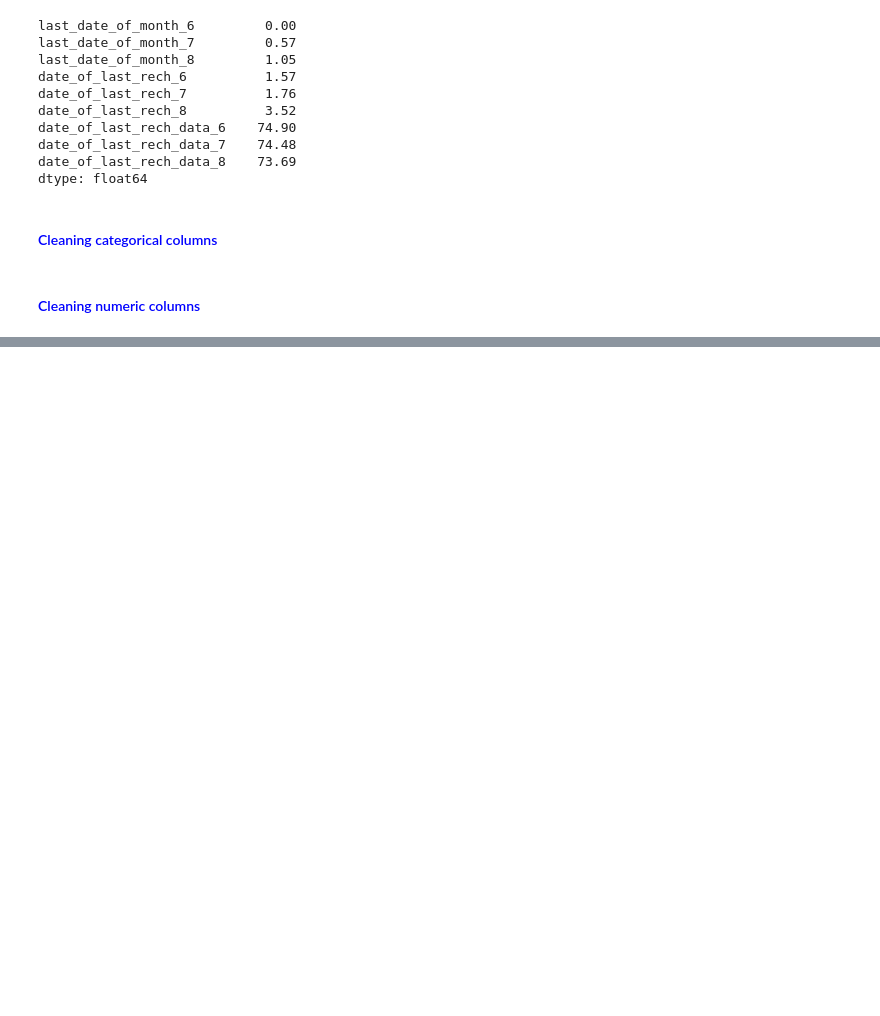
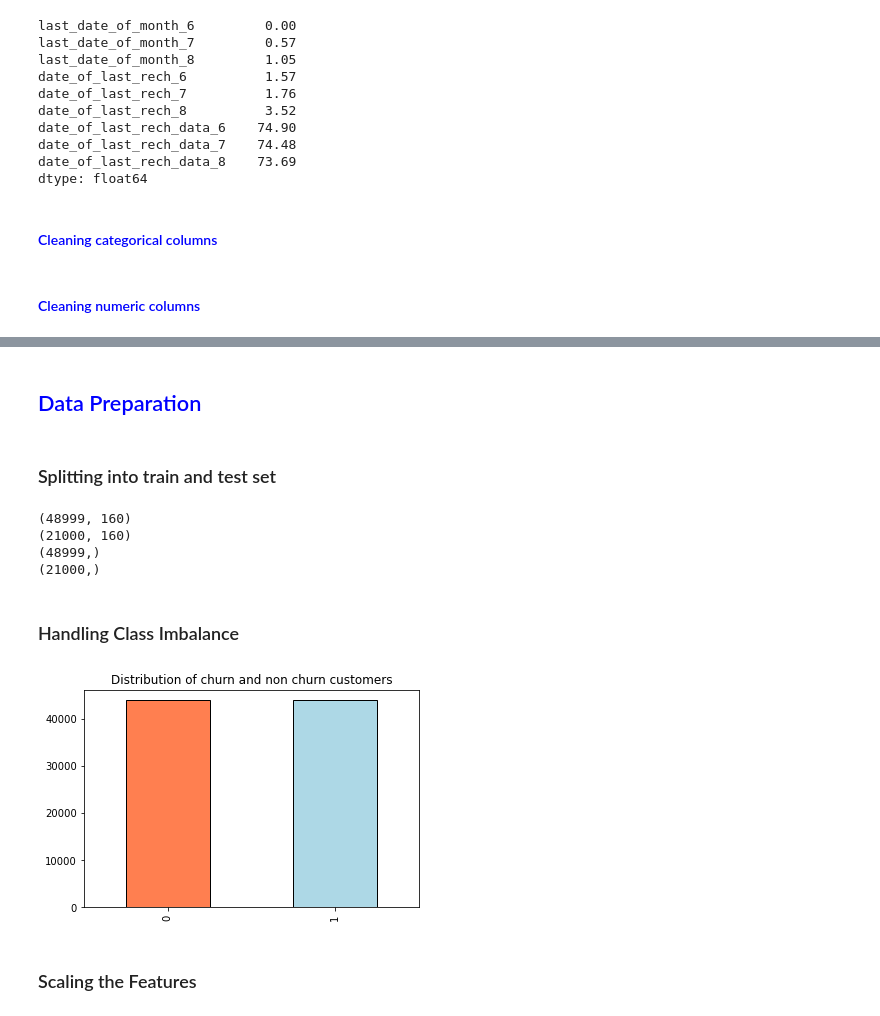
Before and after one commit to Veneeshkrishnan/Telecom_churn_case_study, a Jupyter notebook: Telecom_churn_case_study.ipynb, the cells around one changed output, grey strips where cells are left out. Cells and saved outputs as stored; diff of their text form; code cells hidden in the pictures; blank space fills up the shorter version.

```diff
--- a/Telecom_churn_case_study.ipynb
+++ b/Telecom_churn_case_study.ipynb
@@ -217,0 +331,37 @@ print("Number of duplicate columns :",duplicate_cols(telecom))
+# %% [markdown]
+## <font color="blue">Data Preparation
+# %% [markdown]
+### Splitting into train and test set
+# %%
+# Splitting the dataset into dependent and independent variables
+y = telecom.pop("churn_probability")
+X = telecom.copy()
+# %%
+# Splitting into train and test split
+X_train, X_test, y_train, y_test = train_test_split(X, y, train_size=0.7, test_size=0.3, random_state=100)
+print(X_train.shape)
+print(X_test.shape)
+print(y_train.shape)
+print(y_test.shape)
+# %% [output]
+(48999, 160)
+(21000, 160)
+(48999,)
+(21000,)
+# %% [markdown]
+### Handling Class Imbalance
+# %%
+# As we have only 10% of churn cases and 90% of non_churn cases, thus we can use SMOTE
+
+# Instantiating the Smote function
+smt = SMOTE(random_state=100)
+X_train, y_train = smt.fit_resample(X_train, y_train)
+# %%
+# Checking the distribution of the resampled training set
+y_train.value_counts().plot.bar(color=["coral","lightblue"],linewidth=1, edgecolor="k")
+plt.title("Distribution of churn and non churn customers")
+plt.show()
+# %% [output]
+[figure, added]
+# %% [markdown]
+### Scaling the Features
```
Also changed, not shown: parts of 45 cells of this notebook.
